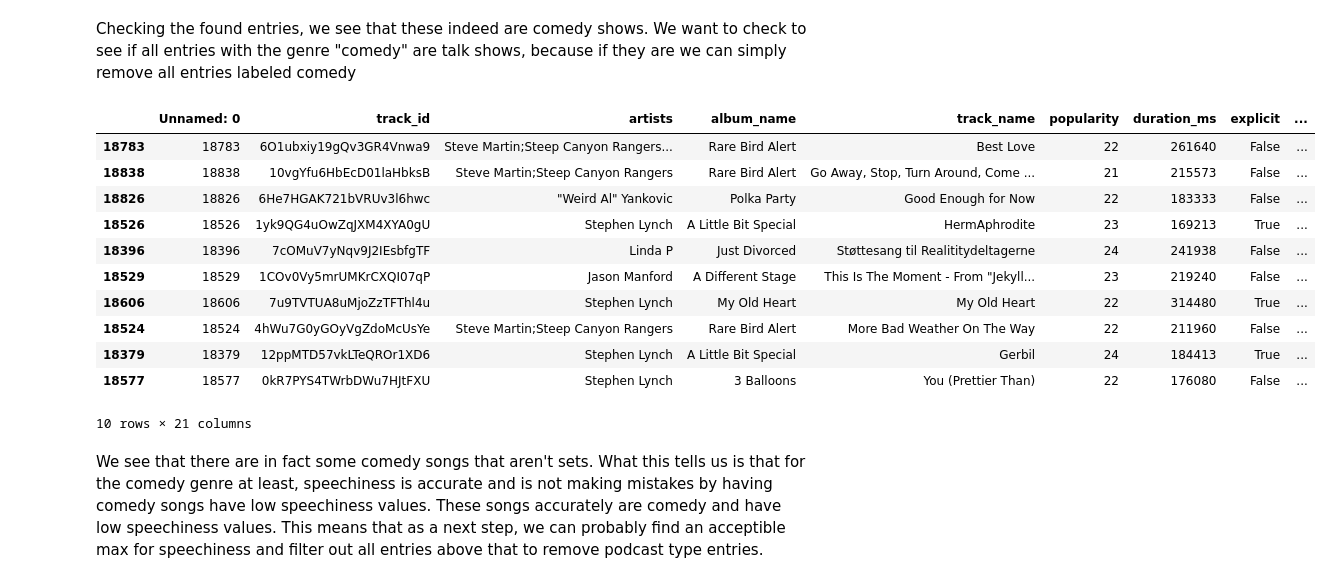
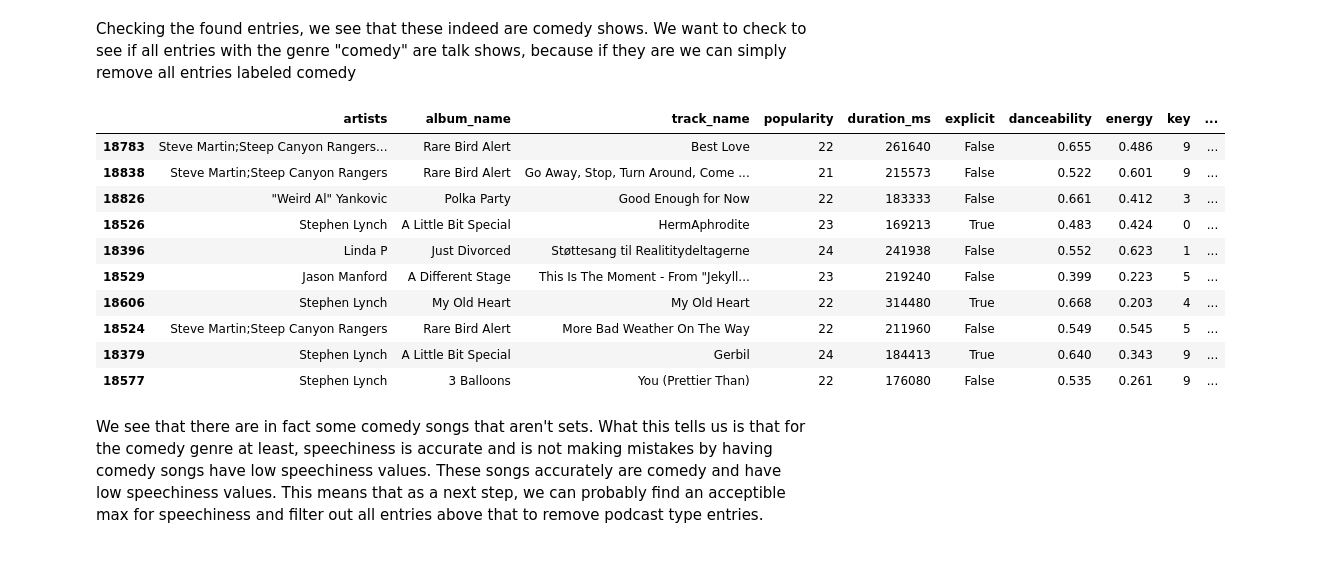
Before and after one commit to will-mccormack/CS-M148-Proj, a Jupyter notebook: Week_2_Spotify_Data_Cleaning_and_EDA.ipynb, the cells around one changed output. Saved outputs shown, nothing was run; the diff lists cells and outputs as text; code cells hidden in the pictures.

```diff
--- a/Week_2_Spotify_Data_Cleaning_and_EDA.ipynb
+++ b/Week_2_Spotify_Data_Cleaning_and_EDA.ipynb
@@ -125,0 +134,7 @@ display(missing_info)
+# %%
+cleaned_data = raw_data.dropna()
+
+drop_columns = ['track_id', 'instrumentalness', 'Unnamed: 0']
+cleaned_data = cleaned_data.drop(columns=drop_columns)
+
+display(cleaned_data.head(5))
@@ -143,20 +164,19 @@ raw_data.nlargest(10, "speechiness")
 # %% [markdown]
 Checking the found entries, we see that these indeed are comedy shows. We want to check to see if all entries with the genre "comedy" are talk shows, because if they are we can simply remove all entries labeled comedy
 # %%
-lowest_speechy_comedies = raw_data[raw_data['track_genre'] == 'comedy'].nsmallest(10, "speechiness")
+lowest_speechy_comedies = cleaned_data[cleaned_data['track_genre'] == 'comedy'].nsmallest(10, "speechiness")
 lowest_speechy_comedies
 # %% [output]
-|  | Unnamed: 0 | track_id | artists | album_name | track_name | popularity | duration_ms | explicit | ... |
-| 18783 | 18783 | 6O1ubxiy19gQv3GR4Vnwa9 | Steve Martin;Steep Canyon Rangers... | Rare Bird Alert | Best Love | 22 | 261640 | False | ... |
-| 18838 | 18838 | 10vgYfu6HbEcD01laHbksB | Steve Martin;Steep Canyon Rangers | Rare Bird Alert | Go Away, Stop, Turn Around, Come ... | 21 | 215573 | False | ... |
-| 18826 | 18826 | 6He7HGAK721bVRUv3l6hwc | "Weird Al" Yankovic | Polka Party | Good Enough for Now | 22 | 183333 | False | ... |
-| 18526 | 18526 | 1yk9QG4uOwZqJXM4XYA0gU | Stephen Lynch | A Little Bit Special | HermAphrodite | 23 | 169213 | True | ... |
-| 18396 | 18396 | 7cOMuV7yNqv9J2IEsbfgTF | Linda P | Just Divorced | Støttesang til Realititydeltagerne | 24 | 241938 | False | ... |
-| 18529 | 18529 | 1COv0Vy5mrUMKrCXQI07qP | Jason Manford | A Different Stage | This Is The Moment - From "Jekyll... | 23 | 219240 | False | ... |
-| 18606 | 18606 | 7u9TVTUA8uMjoZzTFThl4u | Stephen Lynch | My Old Heart | My Old Heart | 22 | 314480 | True | ... |
-| 18524 | 18524 | 4hWu7G0yGOyVgZdoMcUsYe | Steve Martin;Steep Canyon Rangers | Rare Bird Alert | More Bad Weather On The Way | 22 | 211960 | False | ... |
-| 18379 | 18379 | 12ppMTD57vkLTeQROr1XD6 | Stephen Lynch | A Little Bit Special | Gerbil | 24 | 184413 | True | ... |
-| 18577 | 18577 | 0kR7PYS4TWrbDWu7HJtFXU | Stephen Lynch | 3 Balloons | You (Prettier Than) | 22 | 176080 | False | ... |
+|  | artists | album_name | track_name | popularity | duration_ms | explicit | danceability | energy | key | ... |
+| 18783 | Steve Martin;Steep Canyon Rangers... | Rare Bird Alert | Best Love | 22 | 261640 | False | 0.655 | 0.486 | 9 | ... |
+| 18838 | Steve Martin;Steep Canyon Rangers | Rare Bird Alert | Go Away, Stop, Turn Around, Come ... | 21 | 215573 | False | 0.522 | 0.601 | 9 | ... |
+| 18826 | "Weird Al" Yankovic | Polka Party | Good Enough for Now | 22 | 183333 | False | 0.661 | 0.412 | 3 | ... |
+| 18526 | Stephen Lynch | A Little Bit Special | HermAphrodite | 23 | 169213 | True | 0.483 | 0.424 | 0 | ... |
+| 18396 | Linda P | Just Divorced | Støttesang til Realititydeltagerne | 24 | 241938 | False | 0.552 | 0.623 | 1 | ... |
+| 18529 | Jason Manford | A Different Stage | This Is The Moment - From "Jekyll... | 23 | 219240 | False | 0.399 | 0.223 | 5 | ... |
+| 18606 | Stephen Lynch | My Old Heart | My Old Heart | 22 | 314480 | True | 0.668 | 0.203 | 4 | ... |
+| 18524 | Steve Martin;Steep Canyon Rangers | Rare Bird Alert | More Bad Weather On The Way | 22 | 211960 | False | 0.549 | 0.545 | 5 | ... |
+| 18379 | Stephen Lynch | A Little Bit Special | Gerbil | 24 | 184413 | True | 0.640 | 0.343 | 9 | ... |
+| 18577 | Stephen Lynch | 3 Balloons | You (Prettier Than) | 22 | 176080 | False | 0.535 | 0.261 | 9 | ... |
-10 rows × 21 columns
 # %% [markdown]
 We see that there are in fact some comedy songs that aren't sets. What this tells us is that for the comedy genre at least, speechiness is accurate and is not making mistakes by having comedy songs have low speechiness values. These songs accurately are comedy and have low speechiness values. This means that as a next step, we can probably find an acceptible max for speechiness and filter out all entries above that to remove podcast type entries.
```
Also changed, not shown: parts of 10 cells of this notebook.
